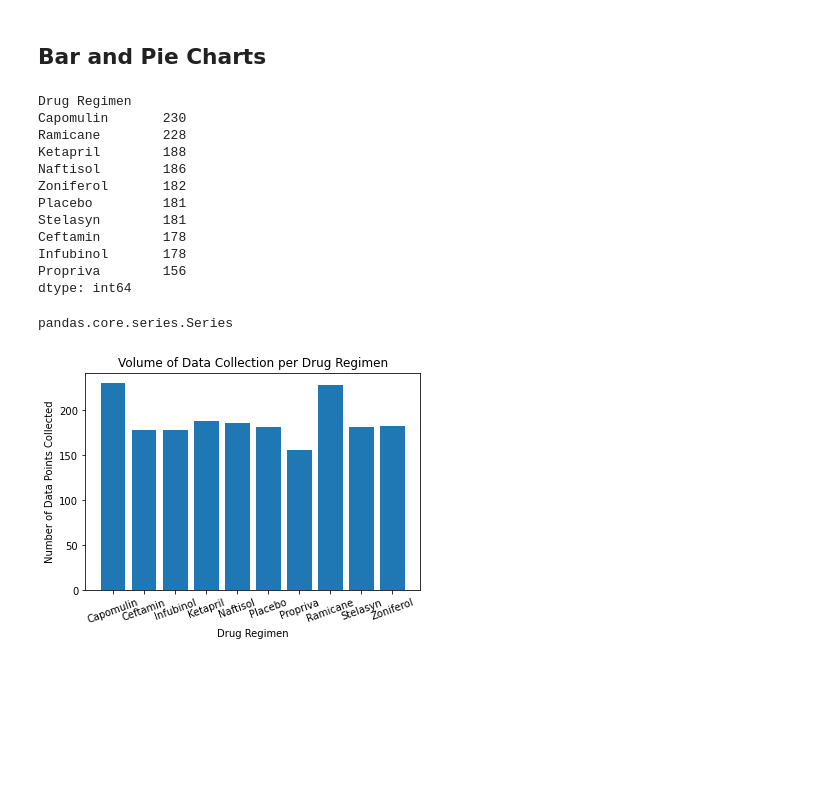
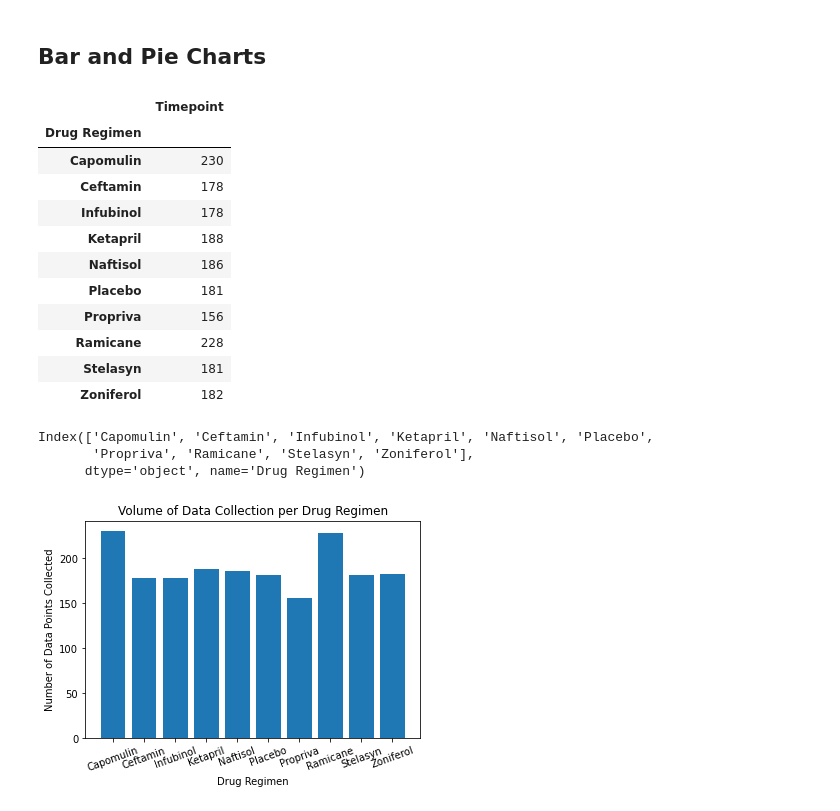
Before and after one commit to yeeholai/power-of-plots, a Jupyter notebook: pymaceuticals_starter.ipynb, the cells around one changed output. Saved outputs shown, nothing was run; the diff lists cells and outputs as text; code cells hidden in the pictures; blank space fills up the shorter version.

```diff
--- a/pymaceuticals_starter.ipynb
+++ b/pymaceuticals_starter.ipynb
@@ -178,26 +193,29 @@ drug_df.describe()
 # %% [markdown]
 ## Bar and Pie Charts
-# %%
-cleaned_df[['Drug Regimen']].value_counts()
-# %% [output]
-Drug Regimen
-Capomulin       230
-Ramicane        228
-Ketapril        188
-Naftisol        186
-Zoniferol       182
-Placebo         181
-Stelasyn        181
-Ceftamin        178
-Infubinol       178
-Propriva        156
-dtype: int64
 # %%
 # Generate a bar plot showing the total number of timepoints for all mice tested for each drug regimen using Pandas.
-mice_timepoints = cleaned_df[['Timepoint','Drug Regimen']].value_counts()
-type(mice_timepoints)
+mice_timepoints = cleaned_df[['Timepoint','Drug Regimen']].set_index('Drug Regimen')
+all_mice = mice_timepoints.groupby(['Drug Regimen']).count()
+all_mice
 # %% [output]
-pandas.core.series.Series
+|  | Timepoint |
+| Drug Regimen |  |
+| Capomulin | 230 |
+| Ceftamin | 178 |
+| Infubinol | 178 |
+| Ketapril | 188 |
+| Naftisol | 186 |
+| Placebo | 181 |
+| Propriva | 156 |
+| Ramicane | 228 |
+| Stelasyn | 181 |
+| Zoniferol | 182 |
+# %%
+all_mice.index
+# %% [output]
+Index(['Capomulin', 'Ceftamin', 'Infubinol', 'Ketapril', 'Naftisol', 'Placebo',
+       'Propriva', 'Ramicane', 'Stelasyn', 'Zoniferol'],
+      dtype='object', name='Drug Regimen')
 # %%
 # Generate a bar plot showing the total number of timepoints for all mice tested for each drug regimen using pyplot.
 x_axis = np.arange(len(all_mice))
```
Also changed, not shown: parts of 14 cells of this notebook.
